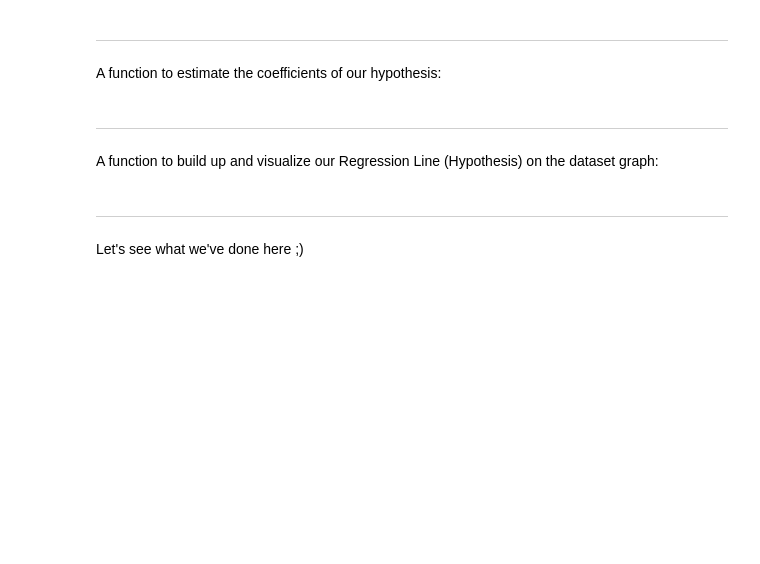
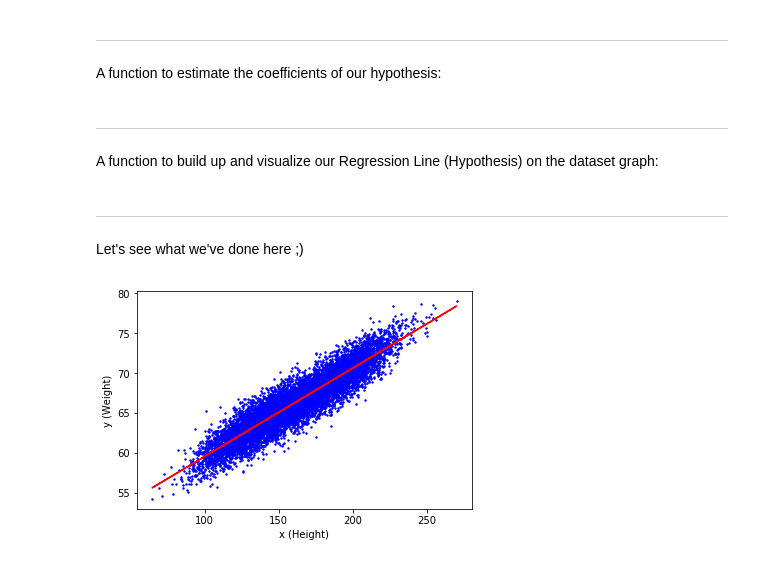
Before and after one commit to ArashCh/Regression-Line, a Jupyter notebook: Implementing Regression Line From Scratch.ipynb, the cells around one changed output. Drawn from its saved outputs; the diff is of its cells as text; code cells hidden in the pictures; blank space fills up the shorter version.

```diff
--- a/Implementing Regression Line From Scratch.ipynb
+++ b/Implementing Regression Line From Scratch.ipynb
@@ -99,4 +99,6 @@ Let's see what we've done here ;)
 # %%
 # passing the Weight column and the Height column to the functions as x and y respectively
 # passing passing the returning value of the estimate_coefficients function as theta to regression_line function
-regression_line(x=dataset['Weight'], y=dataset['Height'], theta=estimate_coefficients(x=dataset['Weight'], y=dataset['Height']))
+regression_line(x=df['Weight'], y=df['Height'], theta=estimate_coefficients(x=df['Weight'], y=df['Height']))
+# %% [output]
+[figure, added]
```
